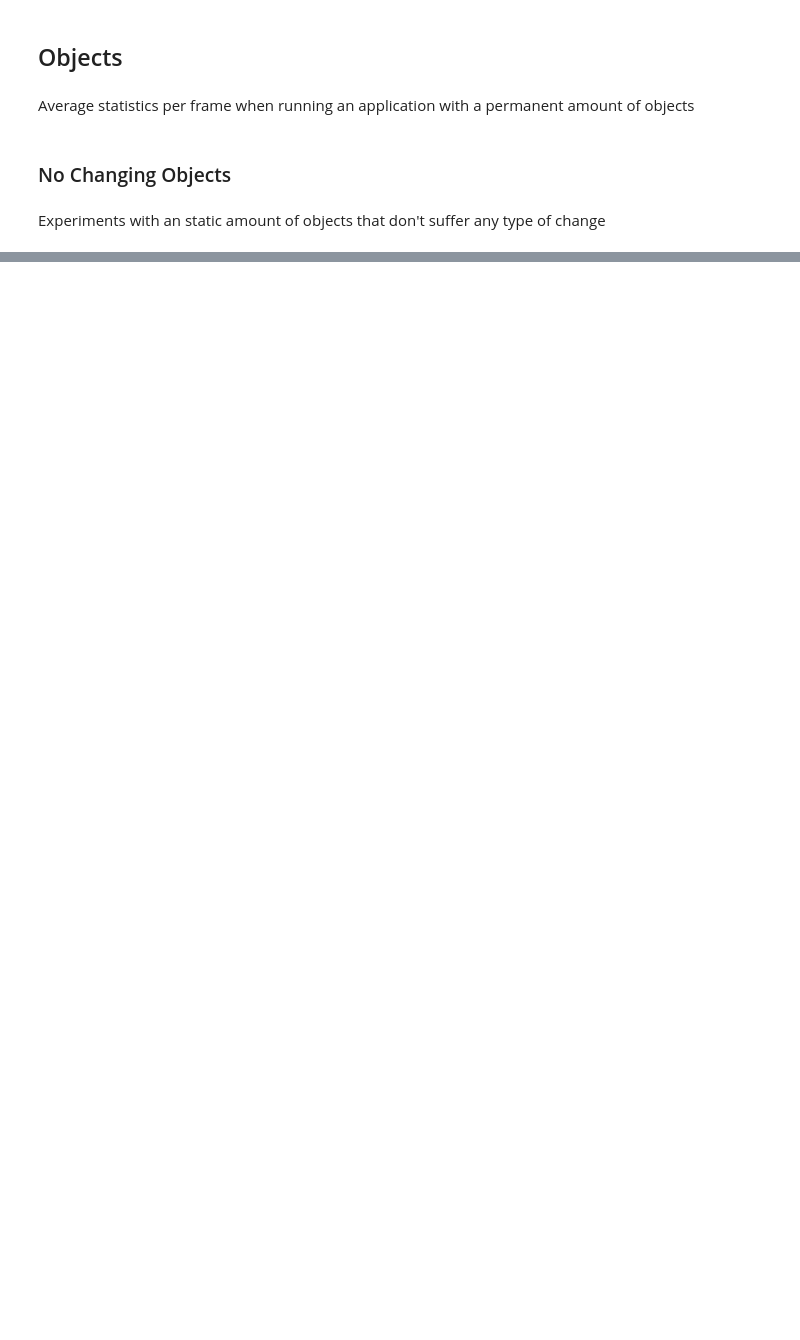
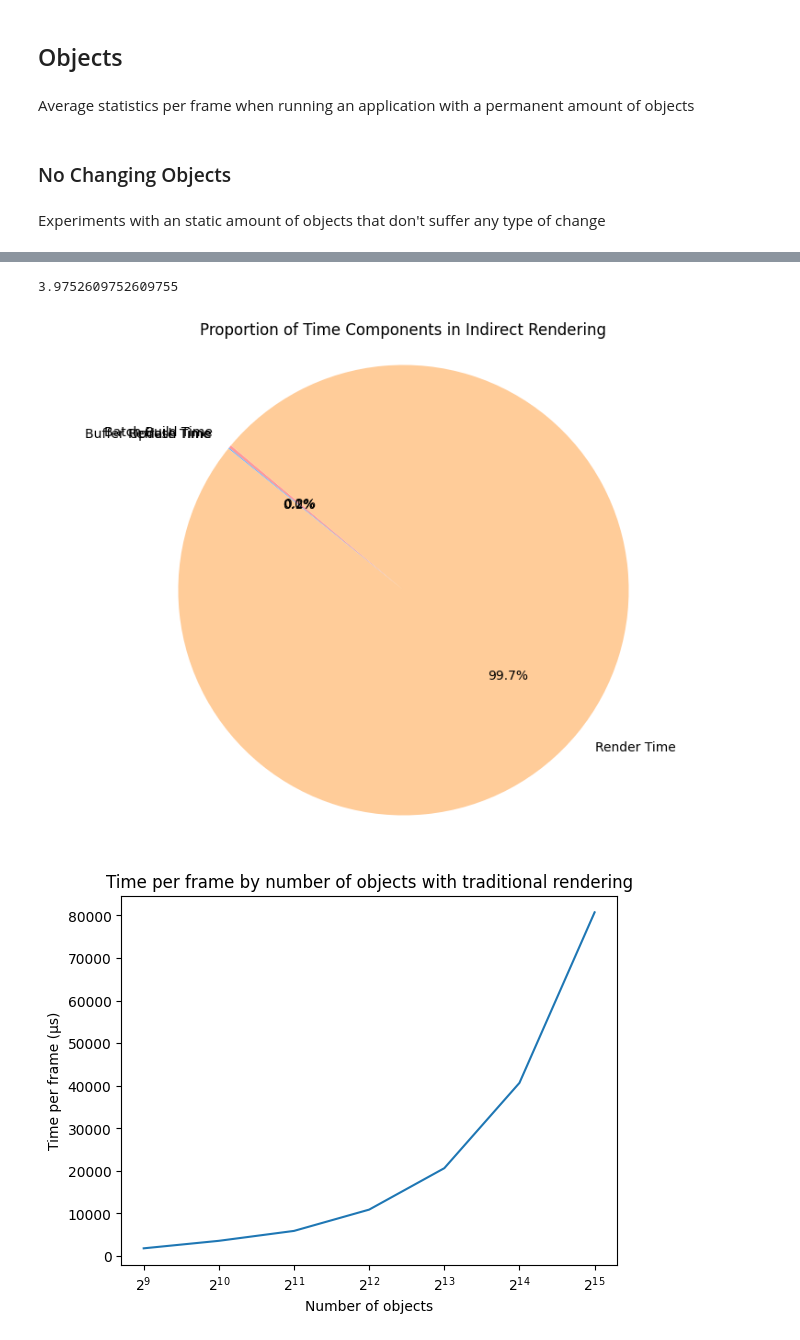
Before and after one commit to Juanxpeke/Lotus-Engine, a Jupyter notebook: experiments/experiments.ipynb, the cells around one changed output, grey strips where cells are left out. Cells and saved outputs as stored; diff of their text form; code cells hidden in the pictures; blank space fills up the shorter version.

```diff
--- a/experiments/experiments.ipynb
+++ b/experiments/experiments.ipynb
@@ -230,0 +245,69 @@ plt.show()
+# %%
+no_changing_contexts = filter_contexts(experiment_contexts, "NumberOfChangingTransformObjects", 0)
+no_changing_contexts = filter_contexts(no_changing_contexts, "NumberOfChangingMeshObjects", 0)
+no_changing_contexts = filter_contexts(no_changing_contexts, "NumberOfChangingMaterialObjects", 0)
+no_changing_contexts = filter_contexts(no_changing_contexts, "NumberOfChangingMaterialTypeObjects", 0)
+
+no_changing_traditional_contexts = filter_contexts(no_changing_contexts, "ObjectRenderingMethod", "Traditional")
+no_changing_indirect_contexts = filter_contexts(no_changing_contexts, "ObjectRenderingMethod", "Indirect")
+
+
+no_changing_traditional_results = get_merged_contexts_results(no_changing_traditional_contexts, "NumberOfObjects")
+no_changing_indirect_results = get_merged_contexts_results(no_changing_indirect_contexts, "NumberOfObjects")
+
+no_traditional_avg = no_changing_traditional_results.groupby("NumberOfObjects").mean()
+no_indirect_avg = no_changing_indirect_results.groupby("NumberOfObjects").mean()
+
+add_sum_column(no_traditional_avg, "FrameTime", traditional_time_columns)
+add_division_denominator_column(no_traditional_avg, "FPS", 1_000_000, "FrameTime")
+
+add_sum_column(no_indirect_avg, "UpdateTime", indirect_update_time_columns)
+add_sum_column(no_indirect_avg, "BatchBuildTime", indirect_batch_time_columns)
+add_sum_column(no_indirect_avg, "BufferRefreshTime", indirect_buffer_time_columns)
+add_sum_column(no_indirect_avg, "FrameTime", indirect_time_columns)
+add_division_denominator_column(no_indirect_avg, "FPS", 1_000_000, "FrameTime")
+
+print(no_indirect_avg["BatchBuildTime"].mean())
+
+# Calculate the mean times for the components of indirect rendering
+batch_time = no_indirect_avg["BatchBuildTime"].mean()
+buffer_time = no_indirect_avg["BufferRefreshTime"].mean()
+update_time = no_indirect_avg["UpdateTime"].mean()
+render_time = no_indirect_avg["IndirectSceneRenderTime"].mean()
+
+labels = ["Batch Build Time", "Buffer Refresh Time", "Update Time", "Render Time"]
+sizes = [batch_time, buffer_time, update_time, render_time]
+colors = ["#ff9999","#66b3ff","#99ff99","#ffcc99"]
+
+plt.figure(figsize=(10, 7))
+plt.pie(sizes, labels=labels, colors=colors, autopct='%1.1f%%', startangle=140)
+plt.title("Proportion of Time Components in Indirect Rendering")
+plt.axis('equal')  # Equal aspect ratio ensures that pie is drawn as a circle.
+plt.show()
+
+generate_line_plot([no_traditional_avg],
+                   "FrameTime",
+                   ["Traditional rendering"],
+                   "Time per frame by number of objects with traditional rendering",
+                   "Number of objects",
+                   "Time per frame (μs)",
+                   True)
+
+generate_line_plot([no_indirect_avg],
+                   "FrameTime",
+                   ["Indirect rendering"],
+                   "Time per frame by number of objects with indirect rendering",
+                   "Number of objects",
+                   "Time per frame (μs)")
+
+generate_line_plot([no_traditional_avg, no_indirect_avg],
+                   "FrameTime",
+                   ["Traditional rendering", "Indirect rendering"],
+                   "Time per frame by number of objects",
+                   "Number of objects",
+                   "Time per frame (μs)",
+                   True)
+# %% [output]
+3.9752609752609755
+[figure, added]
+[figure, added]
```
Also changed, not shown: parts of 11 cells of this notebook, 3 other files.
